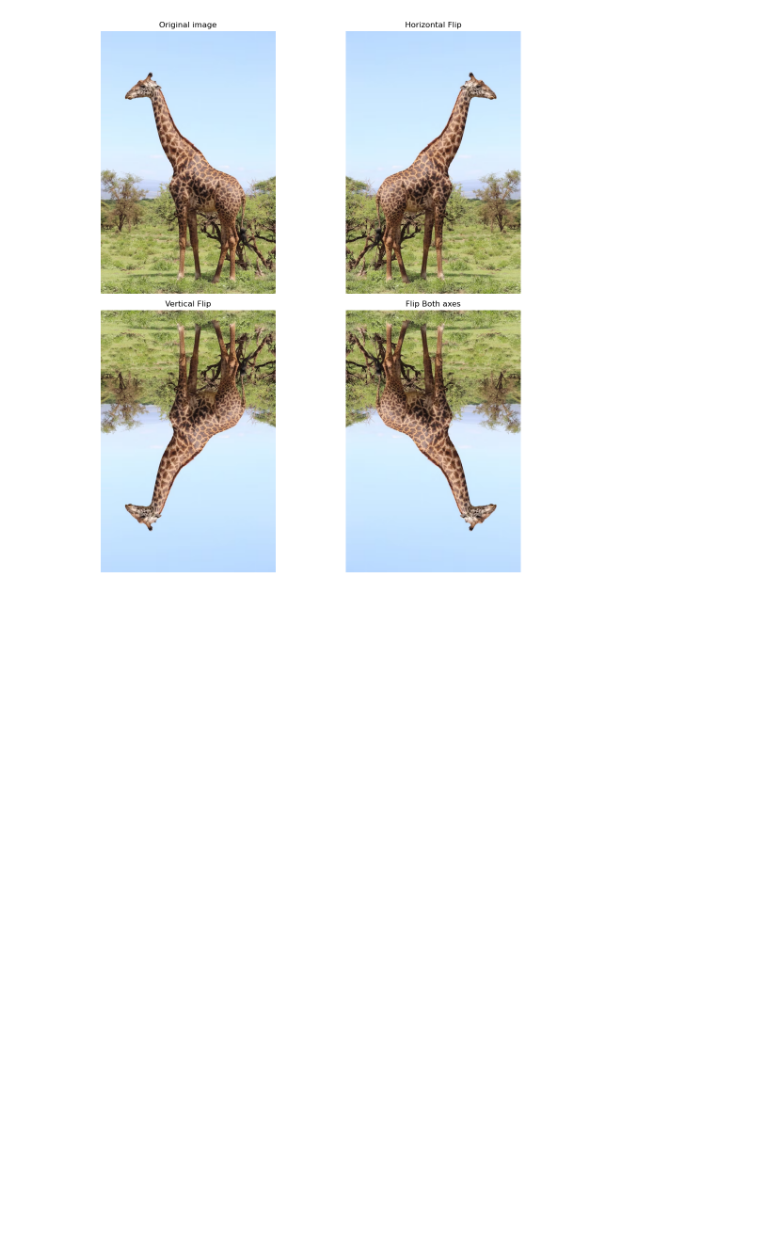
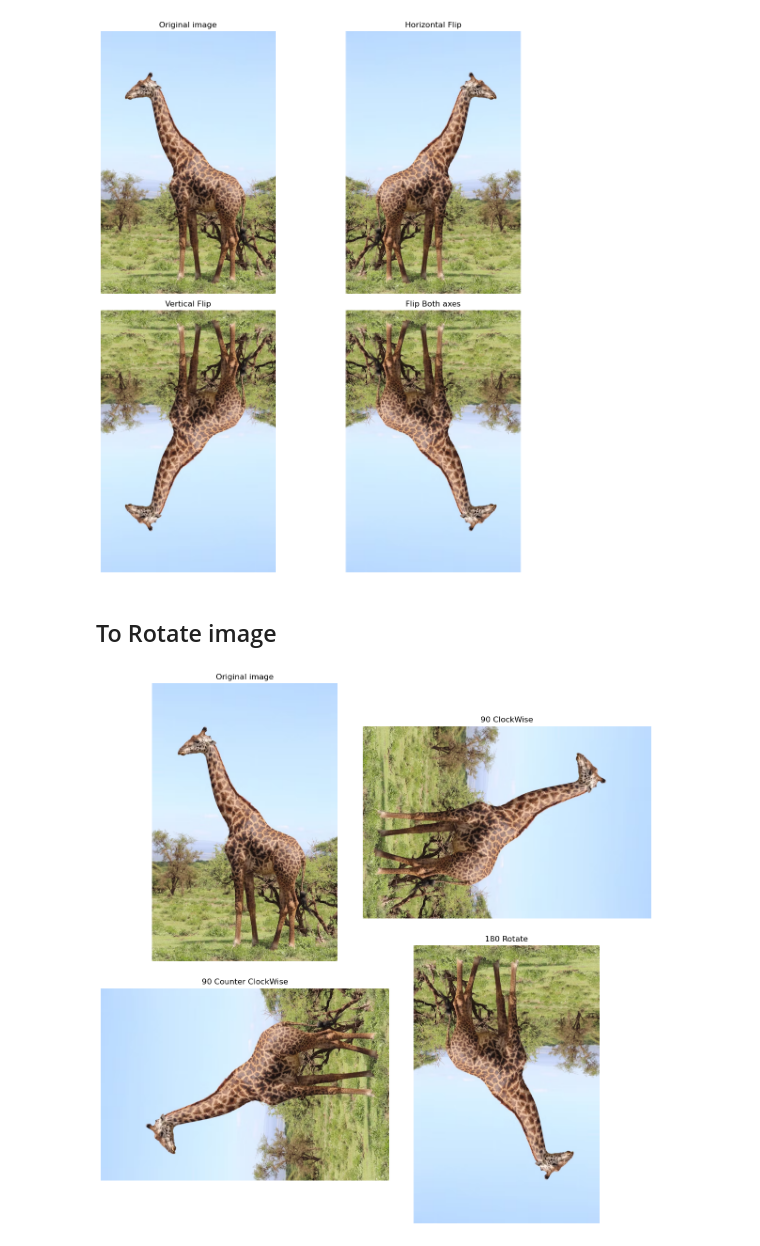
Before and after one commit to aaabdelaziz/Image-Processing, a Jupyter notebook: Python_Implemnetation/6-ImageFlippingRotatingCropping.ipynb, the cells around one changed output. Saved outputs shown, nothing was run; the diff lists cells and outputs as text; code cells hidden in the pictures; blank space fills up the shorter version.

Commit message:
Rotate image by 90 degree clok wise, and counter clock wise,and 180 degree

```diff
--- a/Python_Implemnetation/6-ImageFlippingRotatingCropping.ipynb
+++ b/Python_Implemnetation/6-ImageFlippingRotatingCropping.ipynb
@@ -62,3 +62,30 @@ plt.tight_layout()
 plt.show()
 # %% [output]
 [figure]
+# %% [markdown]
+## To Rotate image
+# %%
+# Rotate methods convert from BGR to RGB
+rotated_image_90_cw = cv2.rotate(image_rgb, cv2.ROTATE_90_CLOCKWISE)
+rotated_image_90_ccw = cv2.rotate(image_rgb, cv2.ROTATE_90_COUNTERCLOCKWISE)
+rotated_image_180 = cv2.rotate(image_rgb, cv2.ROTATE_180)
+# %%
+# Plot rotated images
+# Plot
+titles = [ "Original image" , "90 ClockWise", "90 Counter ClockWise", "180 Rotate" ]
+images = [image_rgb,
+                    rotated_image_90_cw,
+                    rotated_image_90_ccw,
+                    rotated_image_180]
+
+plt.figure(figsize=(12,12))
+for i in range(4):
+    plt.subplot(2,2,i+1)
+    plt.imshow(images[i])
+    plt.title(titles[i])
+    plt.axis("off")
+
+plt.tight_layout()
+plt.show()
+# %% [output]
+[figure, added]
```
